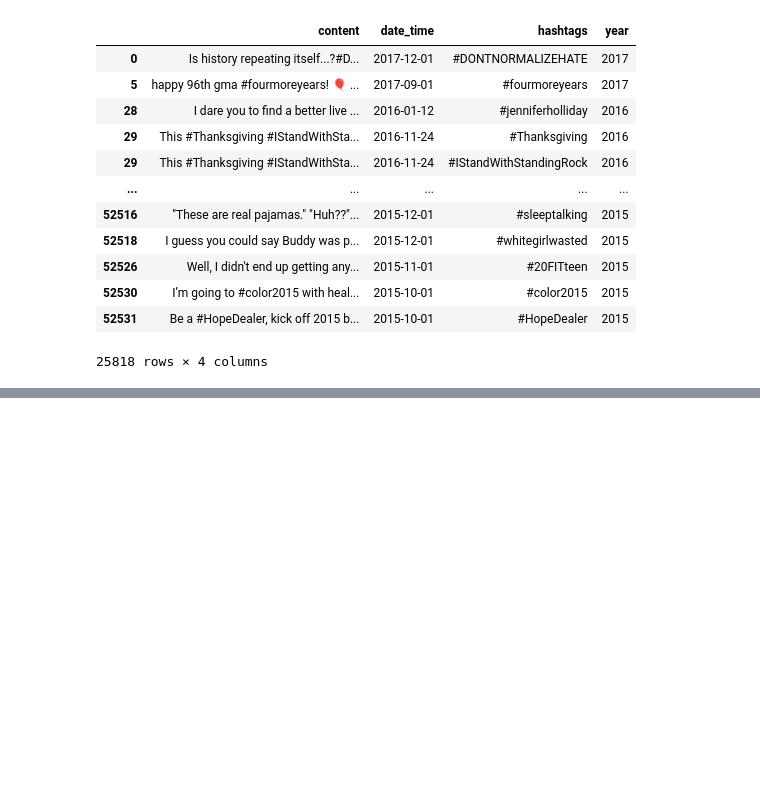
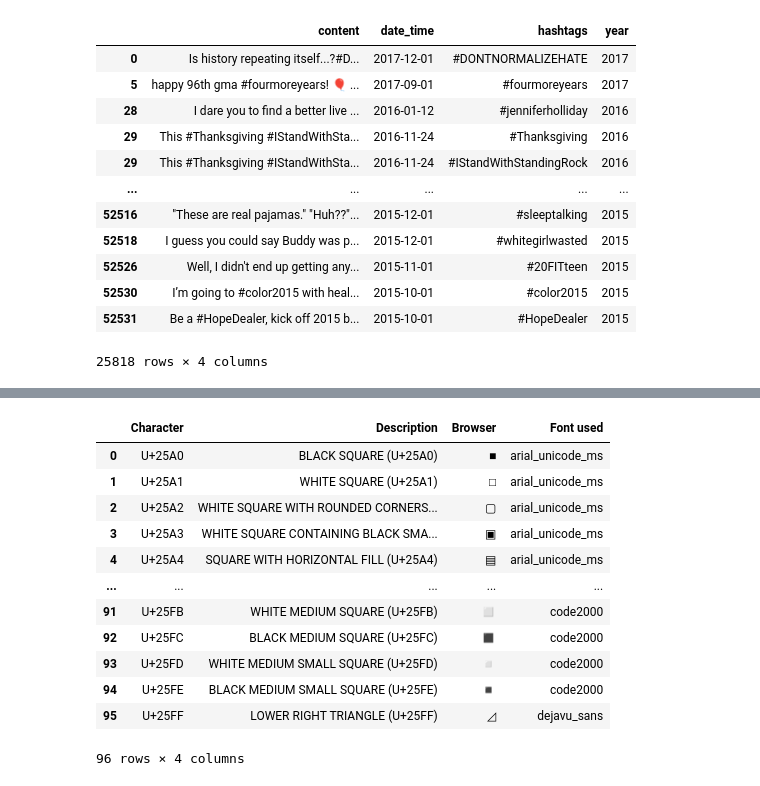
Before and after one commit to gakshat14/hist_time, a Jupyter notebook: notebooks/tweet_parser.ipynb, the cells around one changed output, grey strips where cells are left out. Saved outputs shown, nothing was run; the diff lists cells and outputs as text; code cells hidden in the pictures; blank space fills up the shorter version.

```diff
--- a/notebooks/tweet_parser.ipynb
+++ b/notebooks/tweet_parser.ipynb
@@ -901,0 +927,11 @@ temp_df
+# %%
+import requests
+
+response = requests.get('https://www.fileformat.info/info/unicode/block/geometric_shapes/list.htm')
+response = response.text
+# %%
+from bs4 import BeautifulSoup
+
+soup = BeautifulSoup(response)
+# %%
+our_table = soup.select('table.table.table-list.table-striped.table-auto')
@@ -901,0 +958,2 @@ temp_df
+# %%
+df_geom = pd.read_html(str(our_table[0]))[0]
@@ -901,0 +962,16 @@ temp_df
+# %%
+df_geom
+# %% [output]
+|  | Character | Description | Browser | Font used |
+| 0 | U+25A0 | BLACK SQUARE (U+25A0) | ■ | arial_unicode_ms |
+| 1 | U+25A1 | WHITE SQUARE (U+25A1) | □ | arial_unicode_ms |
+| 2 | U+25A2 | WHITE SQUARE WITH ROUNDED CORNERS... | ▢ | arial_unicode_ms |
+| 3 | U+25A3 | WHITE SQUARE CONTAINING BLACK SMA... | ▣ | arial_unicode_ms |
+| 4 | U+25A4 | SQUARE WITH HORIZONTAL FILL (U+25A4) | ▤ | arial_unicode_ms |
+| ... | ... | ... | ... | ... |
+| 91 | U+25FB | WHITE MEDIUM SQUARE (U+25FB) | ◻ | code2000 |
+| 92 | U+25FC | BLACK MEDIUM SQUARE (U+25FC) | ◼ | code2000 |
+| 93 | U+25FD | WHITE MEDIUM SMALL SQUARE (U+25FD) | ◽ | code2000 |
+| 94 | U+25FE | BLACK MEDIUM SMALL SQUARE (U+25FE) | ◾ | code2000 |
+| 95 | U+25FF | LOWER RIGHT TRIANGLE (U+25FF) | ◿ | dejavu_sans |
+96 rows × 4 columns
```
Also changed, not shown: parts of 19 cells of this notebook, 4 other files.
